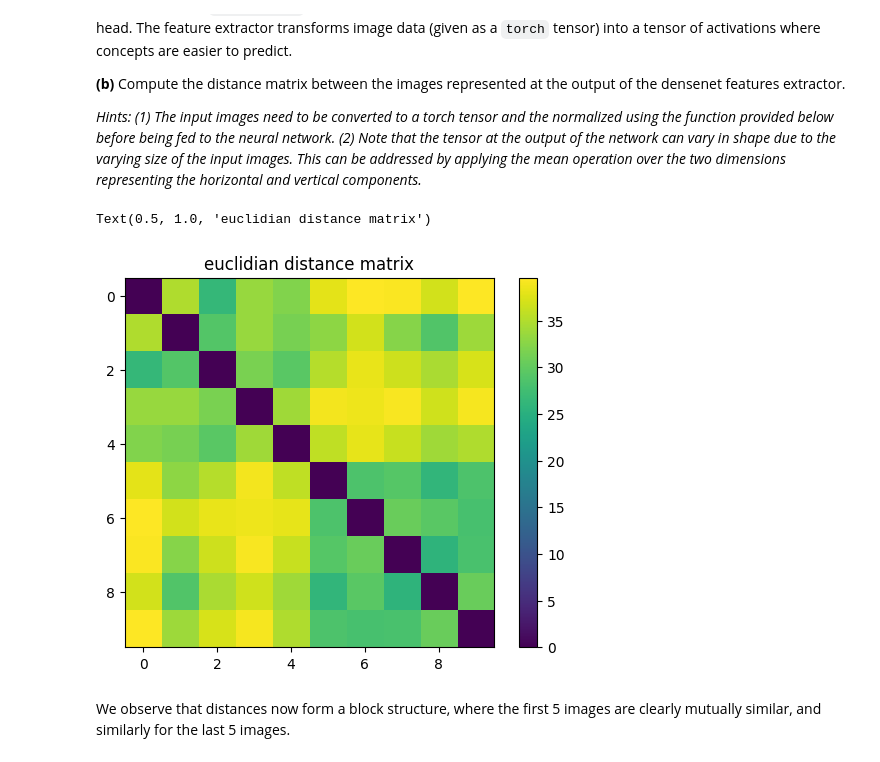
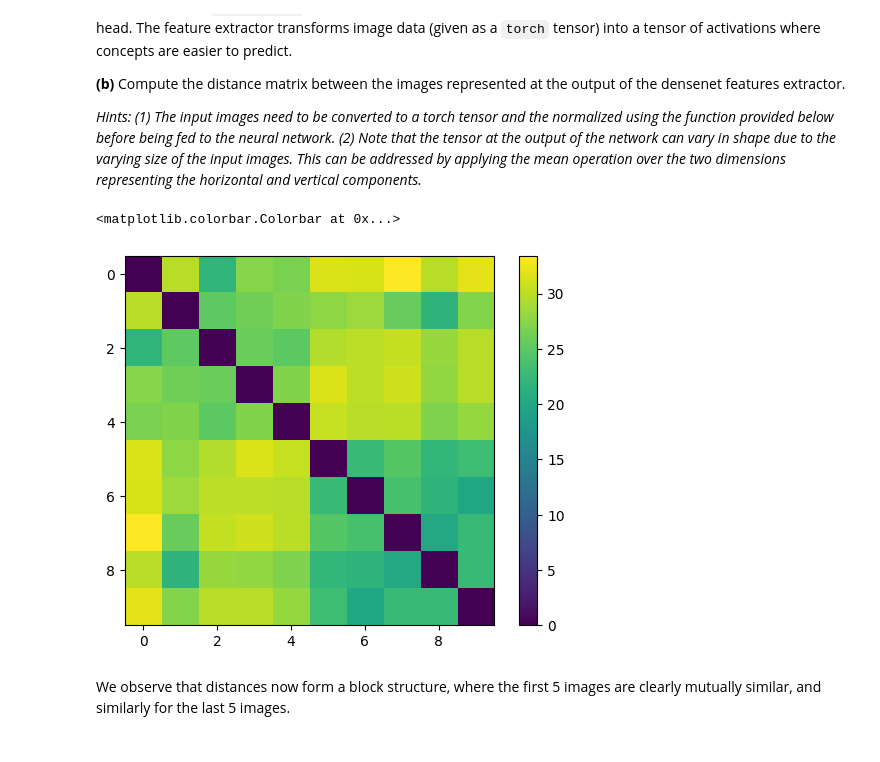
Before and after one commit to konnybonny2307/ml-wise, a Jupyter notebook: 01/sheet01.ipynb, the cells around one changed output. Cells and saved outputs as stored; diff of their text form; code cells hidden in the pictures.

```diff
--- a/01/sheet01.ipynb
+++ b/01/sheet01.ipynb
@@ -184,47 +191,26 @@ To address this limitation, we consider a state-of-the-art neural network called
 # %%
 model = torchvision.models.densenet161(pretrained=True).features
 model.eval();
 
 def normalize(x):
     x = x - torch.Tensor([0.485, 0.456, 0.406]).reshape(1,-1,1,1)
     x = x / torch.Tensor([0.229, 0.224, 0.225]).reshape(1,-1,1,1)
     return x
 
+z = []
 
-transform = torchvision.transforms.Compose([
-    torchvision.transforms.Resize((256, 256)),
-    torchvision.transforms.CenterCrop(224),
-    torchvision.transforms.ToTensor(),
-])
-
-# extract image features
-
-def extract_features(images, model, normalize):
-    features_list = []
-    for img in images:
-        # preprocess the img
-        img_tensor = transform(img).unsqueeze(0) # add batch dimension
-        img_tensor = normalize(img_tensor) # normalize img
-        with torch.no_grad():
-            features = model(img_tensor) # get features from model
-            features = features.mean(dim=[2,3]) # apply mean pooling over height and width
-        features_list.append(features.squeeze().numpy()) # convert to numpy array and append
-
-    return features_list
+for img in images:
+    x = torchvision.transforms.ToTensor()(img).unsqueeze(0)
+    x = normalize(x)
+    z += [model.forward(x).mean(dim=(3,2))[0].data.numpy()]
 
 
-rgb_images = [img.convert('RGB') for img in images]
-
-features = extract_features(rgb_images, model, normalize)
-
-D = scipy.spatial.distance.squareform(scipy.spatial.distance.pdist(features, metric='euclidean'))
-
+D = scipy.spatial.distance.squareform(scipy.spatial.distance.pdist(z, metric='euclidean'))
 
 plt.imshow(D)
 plt.colorbar()
-plt.title('euclidian distance matrix')
 # %% [output]
-Text(0.5, 1.0, 'euclidian distance matrix')
+<matplotlib.colorbar.Colorbar at 0x...>
-[figure, old version]
+[figure, new version]
 # %% [markdown]
 We observe that distances now form a block structure, where the first 5 images are clearly mutually similar, and similarly for the last 5 images.
```
Also changed, not shown: parts of 9 cells of this notebook, 1 other file.
